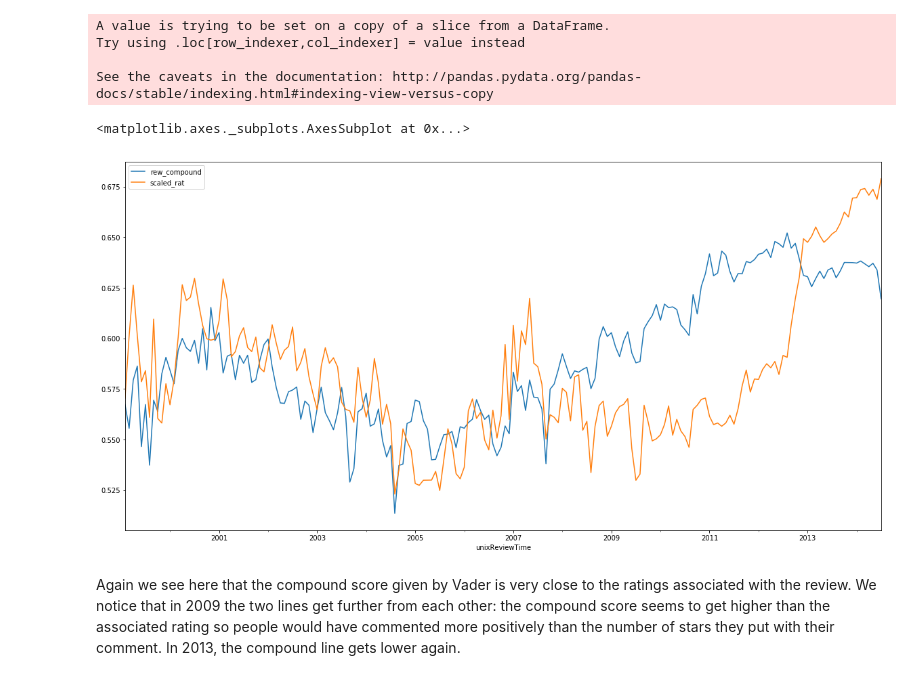
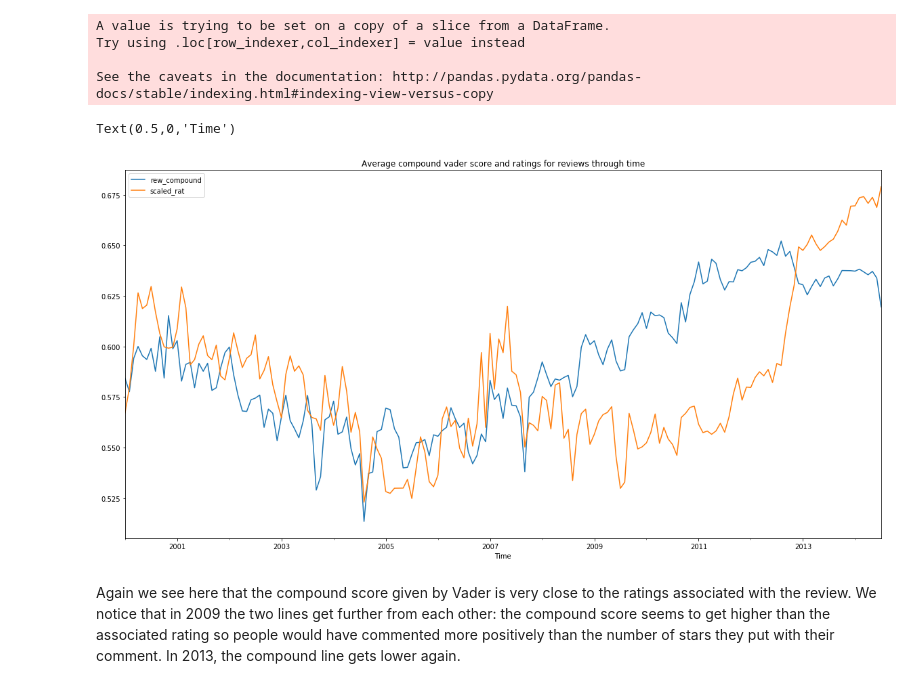
Before and after one commit to adamkozak/ADA2017-project, a Jupyter notebook: Project/Data_processing_milestone3.ipynb, the cells around one changed output. Drawn from its saved outputs; the diff is of its cells as text; code cells hidden in the pictures.

Commit message:
Time analysis developped

```diff
--- a/Project/Data_processing_milestone3.ipynb
+++ b/Project/Data_processing_milestone3.ipynb
@@ -955,7 +955,3 @@ df0.head()
 | 4 | 000100039X | 2002-10-07 02:00:00 | A2XQ5LZHTD4AFT | 5.0 | 0.9800 |
 # %% [markdown]
 In this table, the asin is the Amazon code for a special book. Each line correspond to a review where the asin is the book reviewed, the unixReviewTime is the time at which the comment was posted, the reviewerID is the ID of the reviewer, the overall score is the rating given by the user with the comment and the rew_compound is the Vader score calculated by inputting the review in the Vader sentimental analysis algorithm.
-# %%
-# transform the time into a type that can be easily handled with pandas
-df0.index = df0.unixReviewTime.astype('datetime64[ns]')
-df0.head()
@@ -1033,0 +1009,3 @@ tot_df_sh.overall.plot(figsize=(20,10))
+# %%
+#Before 2000 there are not many reviews so it's not very representative
+tot_df_sh = tot_df_m.loc[tot_df_m.index>=2000]
@@ -1042,8 +1030,10 @@ See the caveats in the documentation: http://pandas.pydata.org/pandas-docs/stabl
 # %%
 #show the vader compound score and scaled ratings evolution by month
 tot_df_sh[['rew_compound','scaled_rat']].plot(figsize=(20,10))
+plt.title("Average compound vader score and ratings for reviews through time")
+plt.xlabel("Time")
 # %% [output]
-<matplotlib.axes._subplots.AxesSubplot at 0x...>
+Text(0.5,0,'Time')
-[figure, old version]
+[figure, new version]
 # %% [markdown]
 Again we see here that the compound score given by Vader is very close to the ratings associated with the review. We notice that in 2009 the two lines get further from each other: the compound score seems to get higher than the associated rating so people would have commented more positively than the number of stars they put with their comment. In 2013, the compound line gets lower again.
```
Also changed, not shown: parts of 35 cells of this notebook.
